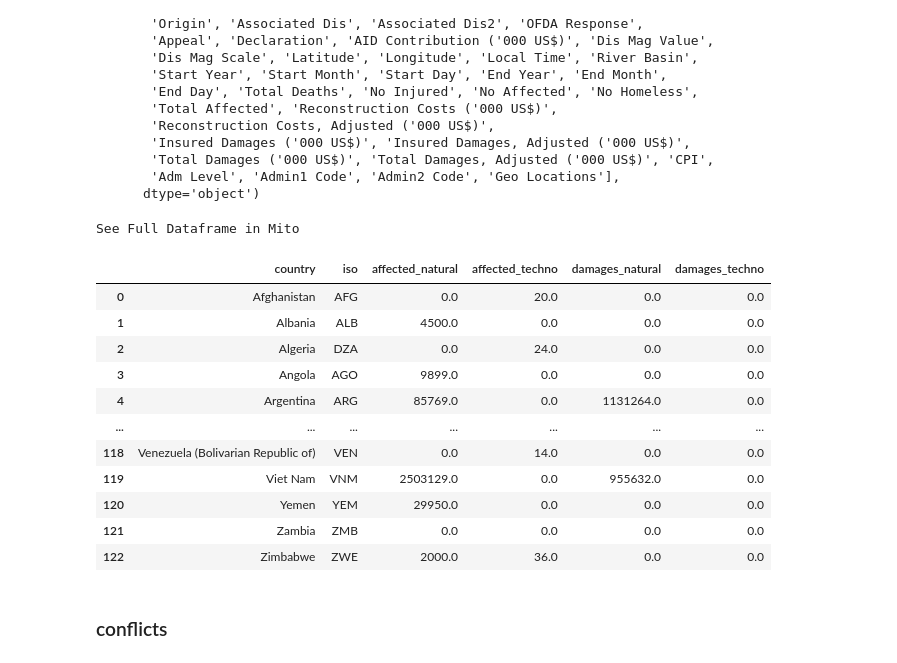
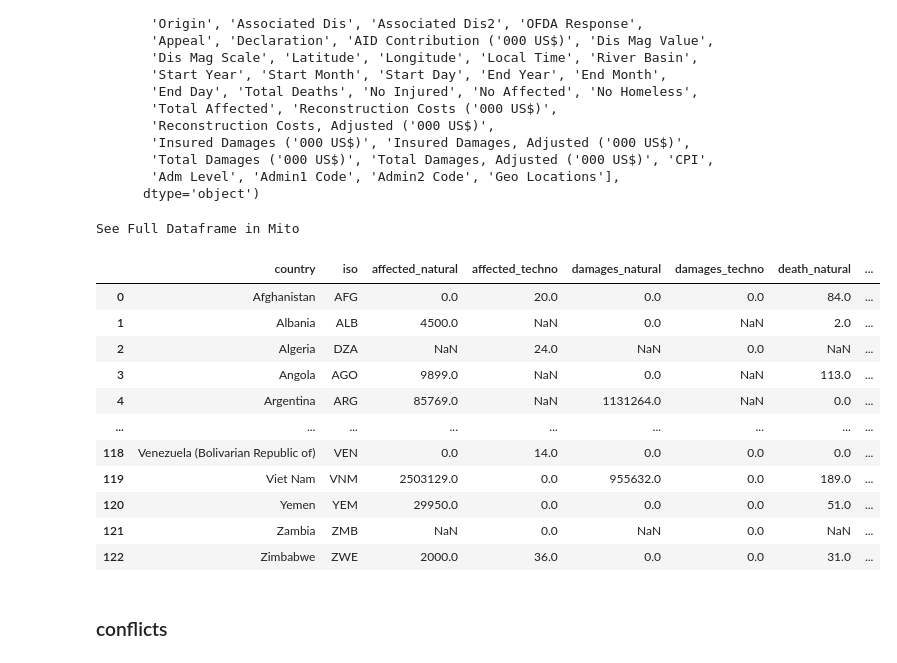
Before and after one commit to kamranuz/nis-network, a Jupyter notebook: 3sided_model_v3.ipynb, the cells around one changed output. Cells and saved outputs as stored; diff of their text form; code cells hidden in the pictures.

Commit message:
3sided model conf count

```diff
--- a/3sided_model_v3.ipynb
+++ b/3sided_model_v3.ipynb
@@ -68,7 +68,7 @@ See Full Dataframe in Mito
 # %% [markdown]
 ### disasters
 # %%
-dis_cols = ['Country', 'ISO', 'Disaster Group','Total Affected',"Total Damages, Adjusted ('000 US$)"]
+dis_cols = ['Country', 'ISO', 'Disaster Group', 'Total Affected','Total Deaths',"Total Damages, Adjusted ('000 US$)"]
 print(disasters_2016.shape)
 disasters_2016.columns
 # %% [output]
@@ -90,24 +90,24 @@ Index(['Dis No', 'Year', 'Seq', 'Glide', 'Disaster Group', 'Disaster Subgroup',
 # %%
 # нет данных по {'COG', 'LBN', 'PSE', 'SYR'}
 df = disasters_2016[dis_cols].fillna(0).groupby(['Country','ISO','Disaster Group']).sum().reset_index()
-disasters_2016_our = pd.pivot_table(df,values=['Total Affected',"Total Damages, Adjusted ('000 US$)"], index=['Country', 'ISO'], columns=['Disaster Group'])
-disasters_2016_our = disasters_2016_our.reset_index().fillna(0)
-disasters_2016_our.columns = ['country','iso','affected_natural','affected_techno','damages_natural','damages_techno']
+disasters_2016_our = pd.pivot_table(df,values=["Total Affected","Total Deaths","Total Damages, Adjusted ('000 US$)"], index=['Country', 'ISO'], columns=['Disaster Group'])
+disasters_2016_our = disasters_2016_our.reset_index()
+disasters_2016_our.columns = ['country','iso','affected_natural','affected_techno','damages_natural','damages_techno','death_natural','death_techno']
 disasters_2016_our
 # %% [output]
 See Full Dataframe in Mito
-|  | country | iso | affected_natural | affected_techno | damages_natural | damages_techno |
-| 0 | Afghanistan | AFG | 0.0 | 20.0 | 0.0 | 0.0 |
-| 1 | Albania | ALB | 4500.0 | 0.0 | 0.0 | 0.0 |
-| 2 | Algeria | DZA | 0.0 | 24.0 | 0.0 | 0.0 |
-| 3 | Angola | AGO | 9899.0 | 0.0 | 0.0 | 0.0 |
-| 4 | Argentina | ARG | 85769.0 | 0.0 | 1131264.0 | 0.0 |
-| ... | ... | ... | ... | ... | ... | ... |
-| 118 | Venezuela (Bolivarian Republic of) | VEN | 0.0 | 14.0 | 0.0 | 0.0 |
-| 119 | Viet Nam | VNM | 2503129.0 | 0.0 | 955632.0 | 0.0 |
-| 120 | Yemen | YEM | 29950.0 | 0.0 | 0.0 | 0.0 |
-| 121 | Zambia | ZMB | 0.0 | 0.0 | 0.0 | 0.0 |
-| 122 | Zimbabwe | ZWE | 2000.0 | 36.0 | 0.0 | 0.0 |
+|  | country | iso | affected_natural | affected_techno | damages_natural | damages_techno | death_natural | ... |
+| 0 | Afghanistan | AFG | 0.0 | 20.0 | 0.0 | 0.0 | 84.0 | ... |
+| 1 | Albania | ALB | 4500.0 | NaN | 0.0 | NaN | 2.0 | ... |
+| 2 | Algeria | DZA | NaN | 24.0 | NaN | 0.0 | NaN | ... |
+| 3 | Angola | AGO | 9899.0 | NaN | 0.0 | NaN | 113.0 | ... |
+| 4 | Argentina | ARG | 85769.0 | NaN | 1131264.0 | NaN | 0.0 | ... |
+| ... | ... | ... | ... | ... | ... | ... | ... | ... |
+| 118 | Venezuela (Bolivarian Republic of) | VEN | 0.0 | 14.0 | 0.0 | 0.0 | 0.0 | ... |
+| 119 | Viet Nam | VNM | 2503129.0 | 0.0 | 955632.0 | 0.0 | 189.0 | ... |
+| 120 | Yemen | YEM | 29950.0 | 0.0 | 0.0 | 0.0 | 51.0 | ... |
+| 121 | Zambia | ZMB | NaN | 0.0 | NaN | 0.0 | NaN | ... |
+| 122 | Zimbabwe | ZWE | 2000.0 | 36.0 | 0.0 | 0.0 | 31.0 | ... |
 # %% [markdown]
 ### conflicts
 # %%
```
Also changed, not shown: parts of 8 cells of this notebook, 2 other files.
